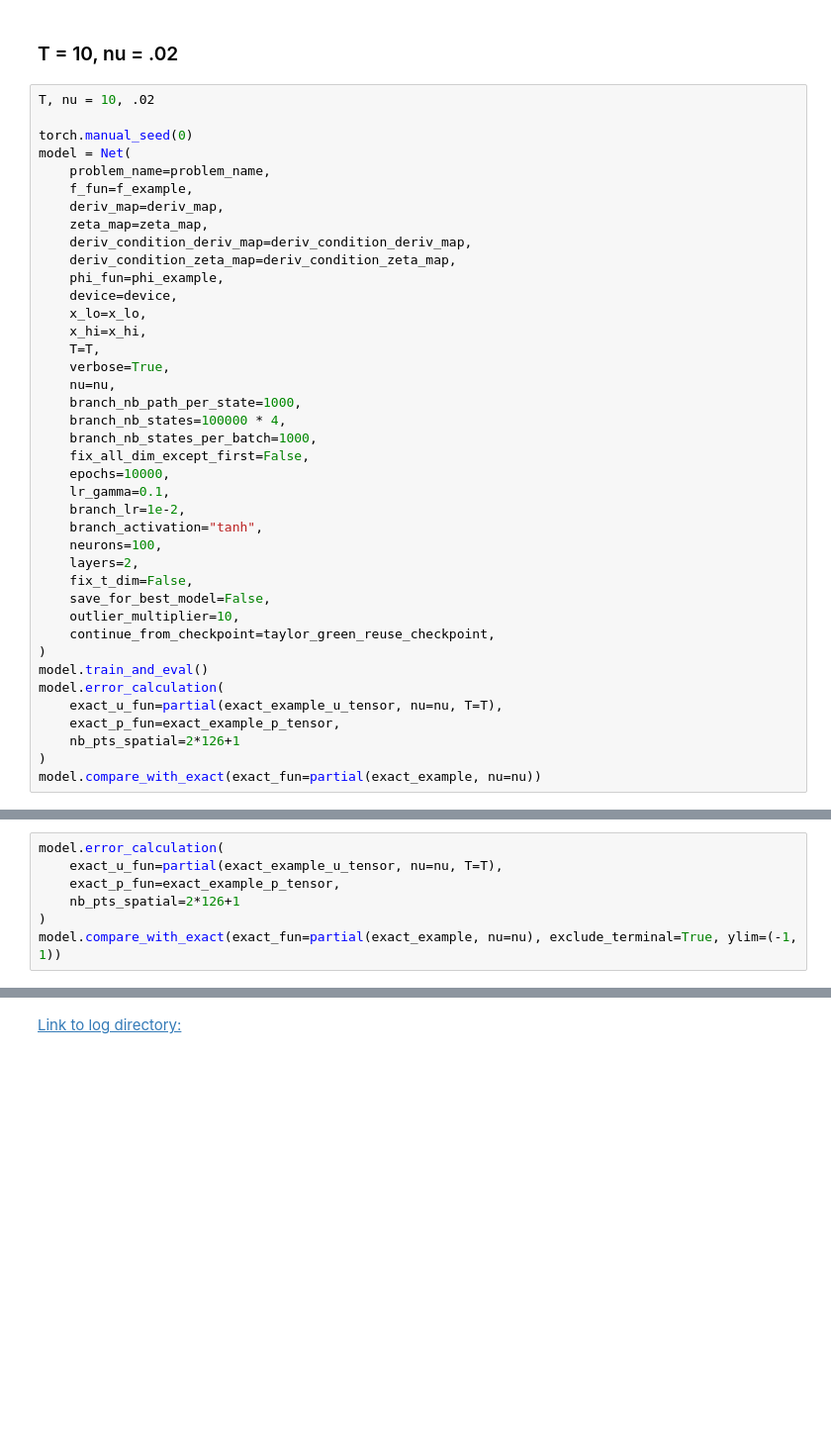
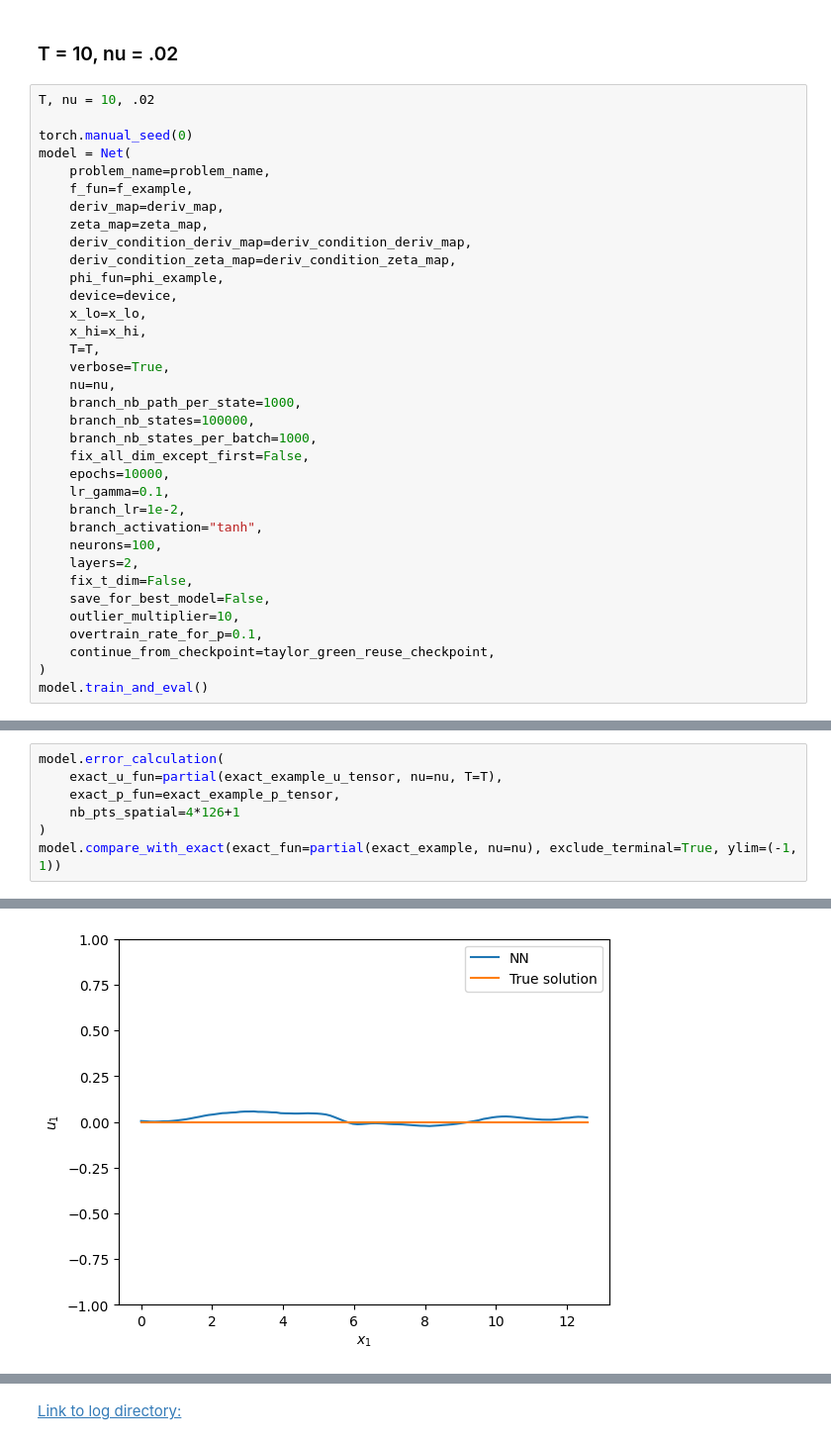
Before and after one commit to nguwijy/deep_branching_with_domain, a Jupyter notebook: notebooks/deep_navier_stokes.ipynb, the cells around one changed output, grey strips where cells are left out. Shown at 99% size. Drawn from its saved outputs; the diff is of its cells as text; blank space fills up the shorter version.

```diff
--- a/notebooks/deep_navier_stokes.ipynb
+++ b/notebooks/deep_navier_stokes.ipynb
@@ -455,7 +336,7 @@ model = Net(
     verbose=True,
     nu=nu,
     branch_nb_path_per_state=1000,
-    branch_nb_states=100000 * 4,
+    branch_nb_states=100000,
     branch_nb_states_per_batch=1000,
     fix_all_dim_except_first=False,
     epochs=10000,
@@ -467,12 +348,7 @@ model = Net(
     fix_t_dim=False,
     save_for_best_model=False,
     outlier_multiplier=10,
+    overtrain_rate_for_p=0.1,
     continue_from_checkpoint=taylor_green_reuse_checkpoint,
 )
 model.train_and_eval()
-model.error_calculation(
-    exact_u_fun=partial(exact_example_u_tensor, nu=nu, T=T),
-    exact_p_fun=exact_example_p_tensor,
-    nb_pts_spatial=2*126+1
-)
-model.compare_with_exact(exact_fun=partial(exact_example, nu=nu))
@@ -480,6 +374,7 @@ model.compare_with_exact(exact_fun=partial(exact_example, nu=nu))
 model.error_calculation(
     exact_u_fun=partial(exact_example_u_tensor, nu=nu, T=T),
     exact_p_fun=exact_example_p_tensor,
-    nb_pts_spatial=2*126+1
+    nb_pts_spatial=4*126+1
 )
 model.compare_with_exact(exact_fun=partial(exact_example, nu=nu), exclude_terminal=True, ylim=(-1, 1))
+# %% [output]
@@ -485,0 +398 @@ model.compare_with_exact(exact_fun=partial(exact_example, nu=nu), exclude_termin
+[figure, added]
```
Also changed, not shown: parts of 17 cells of this notebook.
